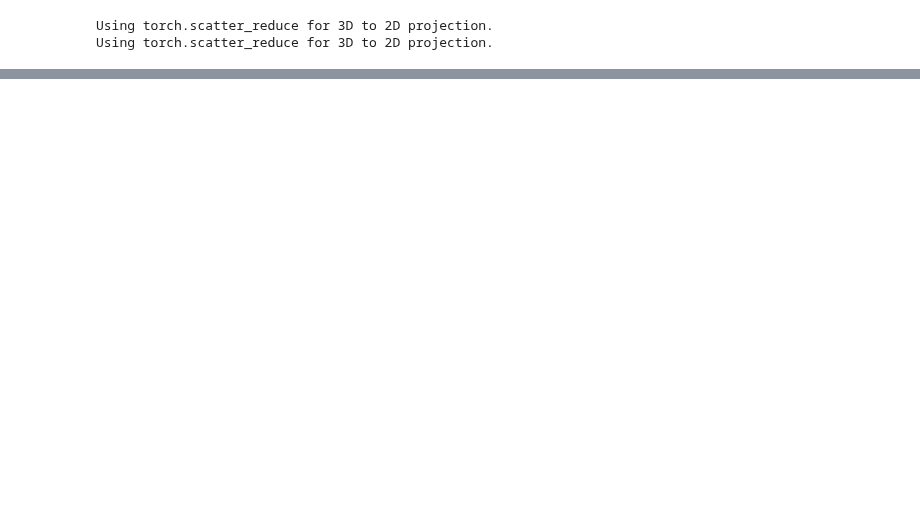
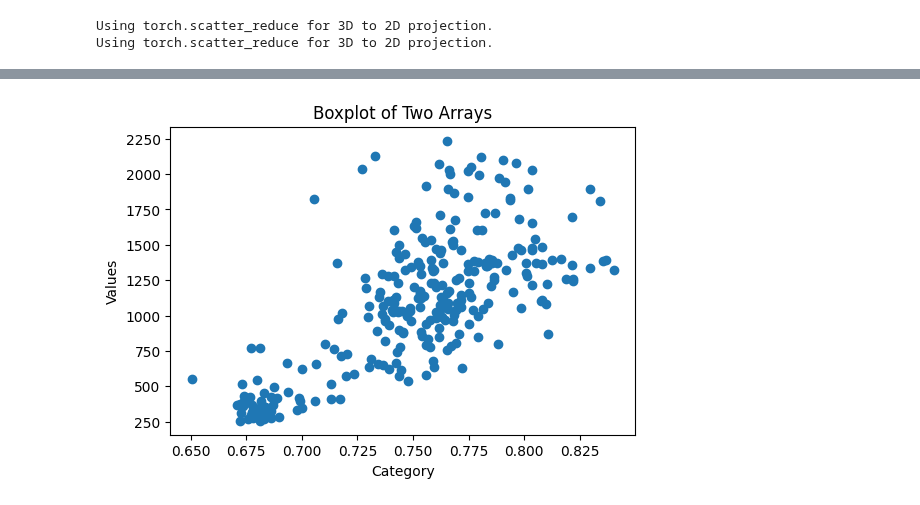
Before and after one commit to yiy054/HyperLiDAR, a Jupyter notebook: Test Waffleiron Features Exit CKA.ipynb, the cells around one changed output, grey strips where cells are left out. Drawn from its saved outputs; the diff is of its cells as text; code cells hidden in the pictures; blank space fills up the shorter version.

```diff
--- a/Test Waffleiron Features Exit CKA.ipynb
+++ b/Test Waffleiron Features Exit CKA.ipynb
@@ -491,6 +491,7 @@ def retrain(hd_model, epochs):
         for it, batch in tqdm(enumerate(hd_model.train_loader), desc=f"Retraining epoch {e}"):
 
             samples_hv, labels = hd_model.sample_to_encode(it, batch, step_type="retrain")
+            is_wrong_count = 0
             for b in range(0, samples_hv.shape[0], hd_model.point_per_iter):
                 end = min(b + hd_model.point_per_iter, int(samples_hv.shape[0]))  # Ensure we don't exceed num_voxels[i]
                 samples_hv_here = samples_hv[b:end]
@@ -501,7 +502,7 @@ def retrain(hd_model, epochs):
 
                 is_wrong = labels_here != pred_hd
 
-                num_wrong.append(sum(is_wrong))
+                is_wrong_count += sum(is_wrong)
 
                 # cancel update if all predictions were correct
                 if is_wrong.sum().item() == 0:
@@ -517,6 +518,7 @@ def retrain(hd_model, epochs):
                 hd_model.model.weight.index_add_(0, labels_here, samples_hv_here)
                 hd_model.model.weight.index_add_(0, pred_hd, samples_hv_here, alpha=-1.0)
 
+            num_wrong.append(is_wrong_count)
             #torch.cuda.synchronize(device=self.device)
 
             if it == hd_model.max_samples:
@@ -653,0 +674,3 @@ num_wrong = retrain(hd_model, epochs=1)
+# %%
+num_wrong_parse = np.array([int(i.cpu()) for i in num_wrong])
+print(num_wrong_parse.shape)
@@ -759,0 +783,5 @@ np_cka_36[[i & j for i,j in zip(np_cka_24_filt, np_cka_36_filt)]].shape
+# %%
+cka_36 = hd_model.feature_extractor.model.waffleiron.cka_losses[36][-282:]
+print("min: ", min(cka_36))
+print("max: ", max(cka_36))
+np_cka_36 = np.array([i.cpu() for i in cka_36])
@@ -759,0 +818,23 @@ np_cka_36[[i & j for i,j in zip(np_cka_24_filt, np_cka_36_filt)]].shape
+# %%
+import numpy as np
+import matplotlib.pyplot as plt
+import seaborn as sns
+
+# Example Data
+x = np_cka_36
+  # Categories
+y = num_wrong_parse  # Values
+
+# Create the Boxplot
+plt.figure(figsize=(6, 4))
+plt.plot(x, y, linestyle='', marker='o')
+
+# Labels and Title
+plt.xlabel("Category")
+plt.ylabel("Values")
+plt.title("Boxplot of Two Arrays")
+
+# Show the Plot
+plt.show()
+# %% [output]
+[figure, added]
```
Also changed, not shown: parts of 21 cells of this notebook.
